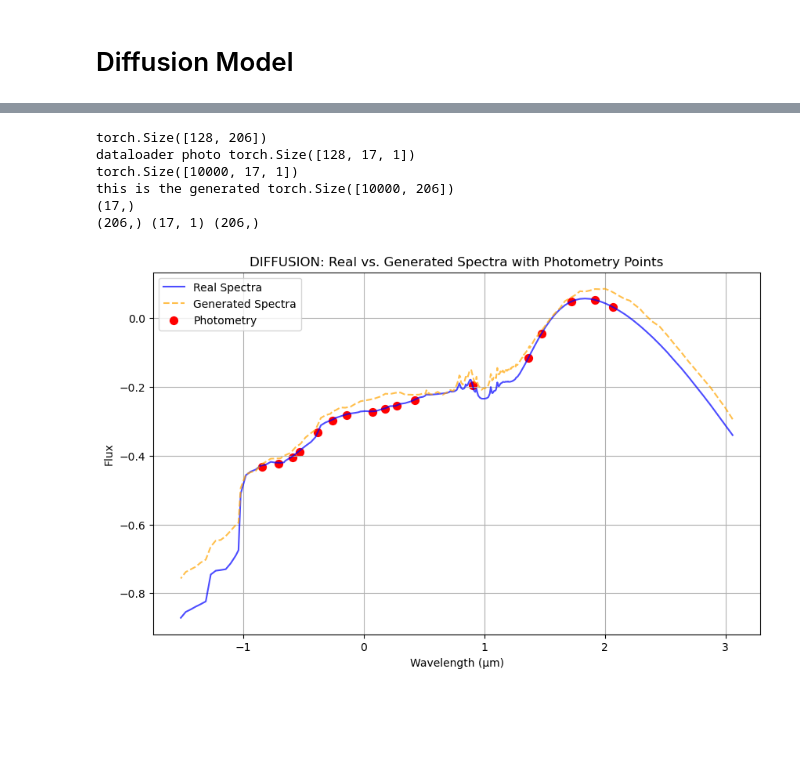
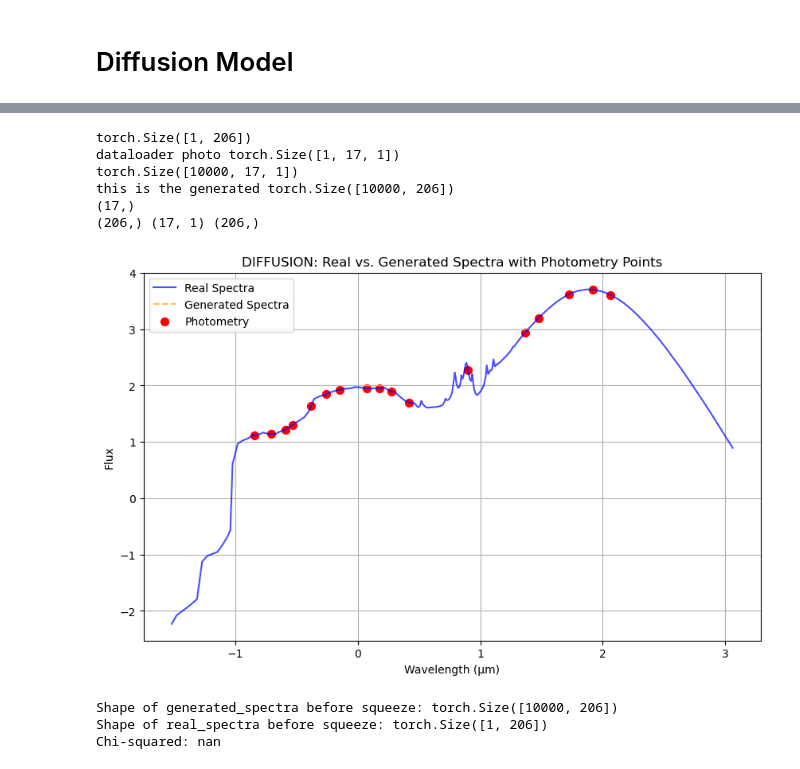
Before and after one commit to VasileiosKottas/AstroInformatics, a Jupyter notebook: DIFFUSION_MODELS/NeurlIPS Dif/test.ipynb, the cells around one changed output, grey strips where cells are left out. Cells and saved outputs as stored; diff of their text form; code cells hidden in the pictures; blank space fills up the shorter version.

Commit message:
Added a chi squared error

```diff
--- a/DIFFUSION_MODELS/NeurlIPS Dif/test.ipynb
+++ b/DIFFUSION_MODELS/NeurlIPS Dif/test.ipynb
@@ -215,6 +215,12 @@ class SpectraDataset(Dataset):
     def __getitem__(self, idx):
         return self.spectra[idx], self.photometry[idx]
 
+def scale_data(data):
+        mean = data.mean(axis=1, keepdims=True)
+        std = data.std(axis=1, keepdims=True)
+        data = (data - mean) / std
+        return data
+
 # Load data
 df_spectra = pd.read_csv('../../data/spectra.csv').T
 df_spectra.columns = range(len(df_spectra.columns))
@@ -233,7 +239,7 @@ spectra_file = '../../data/spectra.csv'
 # dataset = SpectraDataset(photometry_file, spectra_file)
 # dataloader = DataLoader(dataset, batch_size=64, shuffle=True)
 dataset = SpectraDataset(data_scaled_ph, data_scaled_sp)
-dataloader = DataLoader(dataset, batch_size=128, shuffle=True, drop_last=True)
+dataloader = DataLoader(dataset, batch_size=1, shuffle=True, drop_last=True)
 # Initialize Model, Optimizer, and Loss
 input_dim = 17
 time_steps = 1000
@@ -242,7 +248,7 @@ optimizer = optim.Adam(model.parameters(), lr=0.001)
 criterion = nn.MSELoss()
 
 # Training Example
-num_epochs = 1000
+num_epochs = 100
 
 
 for epoch in range(num_epochs):
@@ -269,5 +275,5 @@ for epoch in range(num_epochs):
         loss.backward()
         optimizer.step()
 
-    print(f"Epoch [{epoch + 1}/{num_epochs}], Loss: {loss.item()}")
+    # print(f"Epoch [{epoch + 1}/{num_epochs}], Loss: {loss.item()}")
 torch.save(model.state_dict(), "./diff_model.pth")
@@ -292,7 +280,7 @@ Epoch [425/1000], Loss: 0.00012874514504801482
 # %%
 
 # Plotting Example
-def plot_spectra(real_spectra, photometry, generated_spectra, photometry_wavelengths, spectra_wavelengths, index=0):
+def plot_spectra(real_spectra, photometry, generated_spectra, photometry_wavelengths, spectra_wavelengths, index=1):
     # Convert tensors to numpy for plotting
     real_spectra = real_spectra[0].detach().cpu().numpy()
     generated_spectra = generated_spectra[0].detach().cpu().numpy()
@@ -300,13 +288,13 @@ def plot_spectra(real_spectra, photometry, generated_spectra, photometry_wavelen
     print(real_spectra.shape, photometry.shape, generated_spectra.shape)
     # Plotting the real spectra
     plt.figure(figsize=(10, 6))
-    plt.plot(spectra_wavelengths, real_spectra, label='Real Spectra', color='blue', alpha=0.7)
+    plt.plot(spectra_wavelengths, np.max(data_sp)*real_spectra, label='Real Spectra', color='blue', alpha=0.7)
 
     # Plotting the generated spectra
-    plt.plot(spectra_wavelengths, generated_spectra, label='Generated Spectra', color='orange', linestyle='--', alpha=0.7)
+    plt.plot(spectra_wavelengths, np.max(data_ph)*generated_spectra, label='Generated Spectra', color='orange', linestyle='--', alpha=0.7)
 
     # Plotting the photometry points
-    plt.scatter(photometry_wavelengths, photometry, label='Photometry', color='red', s=50)
+    plt.scatter(photometry_wavelengths, np.max(data_ph)*photometry, label='Photometry', color='red', s=50)
 
     # Add labels and legend
     plt.xlabel('Wavelength (µm)')
@@ -316,36 +304,67 @@ def plot_spectra(real_spectra, photometry, generated_spectra, photometry_wavelen
     plt.grid(True)
     plt.show()
 
 model_diff = SelfGuidedTSDiff(input_dim=input_dim, time_steps=time_steps).to(device)
 model_diff.load_state_dict(torch.load("diff_model.pth", weights_only=True))
 model_diff.eval()
 # Example Plot Usage
 real_spectra, photometry_data = next(iter(dataloader))
 print(real_spectra.shape)
 real_spectra = real_spectra.to(device)
 photometry_data = photometry_data.unsqueeze(2).to(device)
 print("dataloader photo", photometry_data.shape)
 test_photometry_data = torch.tensor(data_scaled_ph.T, dtype=torch.float32).unsqueeze(2).to(device)  # Reshape if necessary
 test_spectra_data = torch.tensor(data_scaled_sp.T, dtype=torch.float32).to(device)
 print(test_photometry_data.shape)
 with torch.no_grad():
     generated_spectra = model_diff.forward(test_photometry_data, t)
 print("this is the generated",generated_spectra.shape)
 # data_scaled[:, 0]
 # dataspectr[:, 0]
 # Define wavelengths for plotting
 photometry_wavelengths = data_wavelengths_photo   # 17 photometry wavelength points
 print(photometry_wavelengths.shape)
 spectra_wavelengths =  data_wavelengths_spectra
 plot_spectra(test_spectra_data, test_photometry_data, generated_spectra, photometry_wavelengths, spectra_wavelengths, index=0)
 # %% [output]
-torch.Size([128, 206])
-dataloader photo torch.Size([128, 17, 1])
+torch.Size([1, 206])
+dataloader photo torch.Size([1, 17, 1])
 torch.Size([10000, 17, 1])
 this is the generated torch.Size([10000, 206])
 (17,)
 (206,) (17, 1) (206,)
-[figure, old version]
+[figure, new version]
+# %%
+def compute_chi_squared(real_spectra, generated_spectra):
+    # Convert tensors to numpy arrays for computation
+    real_spectra = real_spectra.cpu().numpy()
+    generated_spectra = generated_spectra.cpu().numpy()
+
+    # Calculate chi-squared
+    chi_squared = np.sum((real_spectra - generated_spectra) ** 2 / (generated_spectra + 1e-8))  # Adding epsilon to avoid division by zero
+    return chi_squared
+
+# Example chi-squared computation
+with torch.no_grad():
+    generated_spectra = model_diff.forward(test_photometry_data, t)
+    print("Shape of generated_spectra before squeeze:", generated_spectra.shape)
+
+    # Ensure the correct dimension exists before squeezing
+    if len(generated_spectra.shape) == 3:
+        generated_spectra = generated_spectra.squeeze(2)
+
+# Ensure shapes match for real and generated spectra
+print("Shape of real_spectra before squeeze:", real_spectra.shape)
+if len(real_spectra.shape) == 3:
+    real_spectra = real_spectra.squeeze(2)
+
+chi_squared = compute_chi_squared(real_spectra, generated_spectra)
+
+print(f"Chi-squared: {chi_squared}")
+# %% [output]
+Shape of generated_spectra before squeeze: torch.Size([10000, 206])
+Shape of real_spectra before squeeze: torch.Size([1, 206])
+Chi-squared: nan
 # %%
 # from sklearn.metrics import mean_squared_error, mean_absolute_error
 
```
Also changed, not shown: parts of 4 cells of this notebook, 11 other files.
